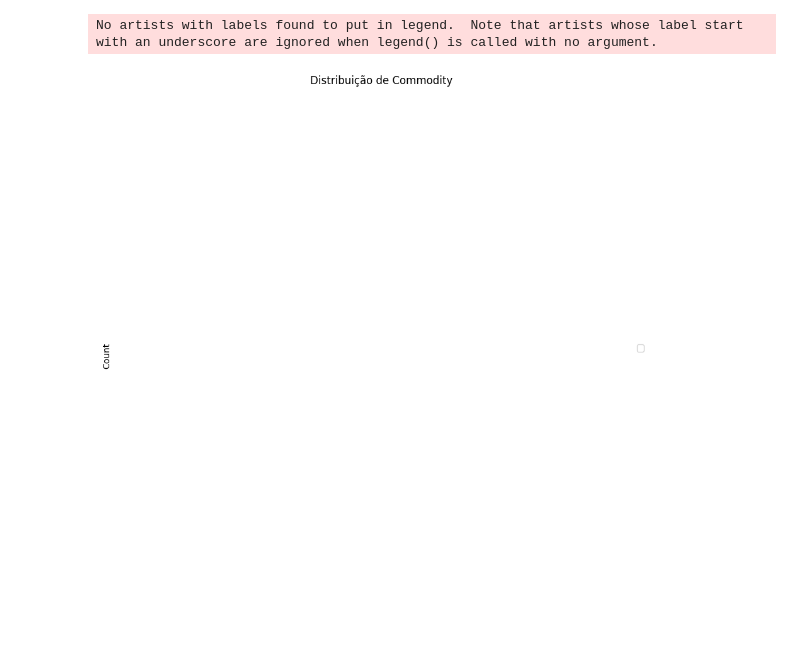
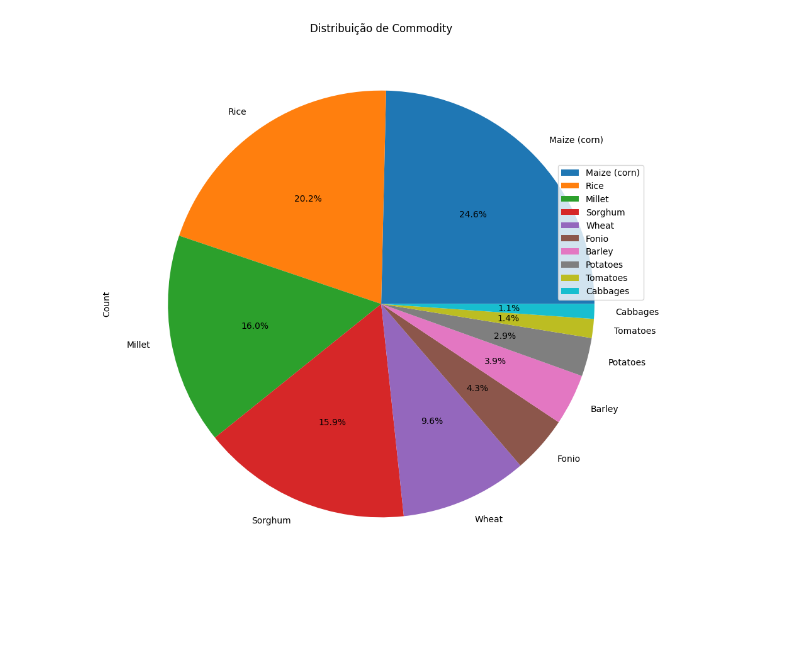
Before and after one commit to darj98/py-project, a Jupyter notebook: notebooks/Pilot.ipynb, the cells around one changed output. Saved outputs shown, nothing was run; the diff lists cells and outputs as text; code cells hidden in the pictures; blank space fills up the shorter version.

```diff
--- a/notebooks/Pilot.ipynb
+++ b/notebooks/Pilot.ipynb
@@ -26,20 +52,22 @@ Series([], Name: commodity, dtype: int64)
 # %%
+dfCommodityCount = df['commodity'].value_counts().head(10).to_frame()
+dfCommodityCount = dfCommodityCount.reset_index().rename(columns={'index': 'Commodity', 'commodity': 'Count'})
+
 fig, ax = plt.subplots(figsize=(11, 11))
 
 # plotar gráfico de pizza
 dfCommodityCount.plot.pie(y='Count', ax=ax, labels=dfCommodityCount['Commodity'], autopct='%1.1f%%')
 
 # definir título do gráfico
 ax.set_title('Distribuição de Commodity')
 
 # ajustar posição da legenda
 ax.legend(loc='lower right', bbox_to_anchor=(1, 0.5))
 
 # mostrar gráfico
 plt.show()
 # %% [output]
-No artists with labels found to put in legend.  Note that artists whose label start with an underscore are ignored when legend() is called with no argument.
-[figure, old version]
+[figure, new version]
 # %%
 # agrupar dataframe por "country" e "commodity" e contar o número de aparições de cada commodity
 df_grouped = df.groupby(['country', 'commodity']).size().reset_index(name='Count')
```
Also changed, not shown: parts of 6 cells of this notebook.
